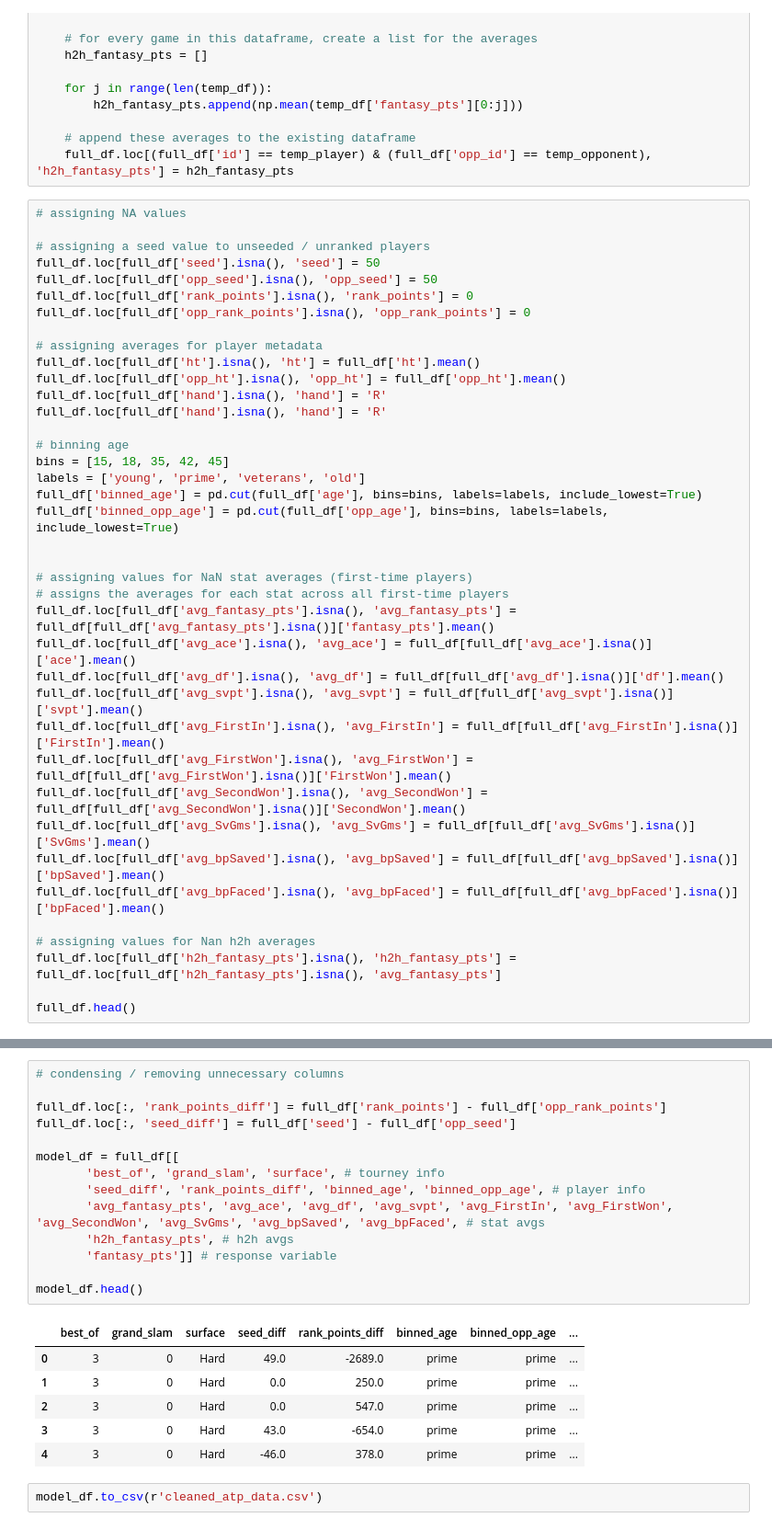
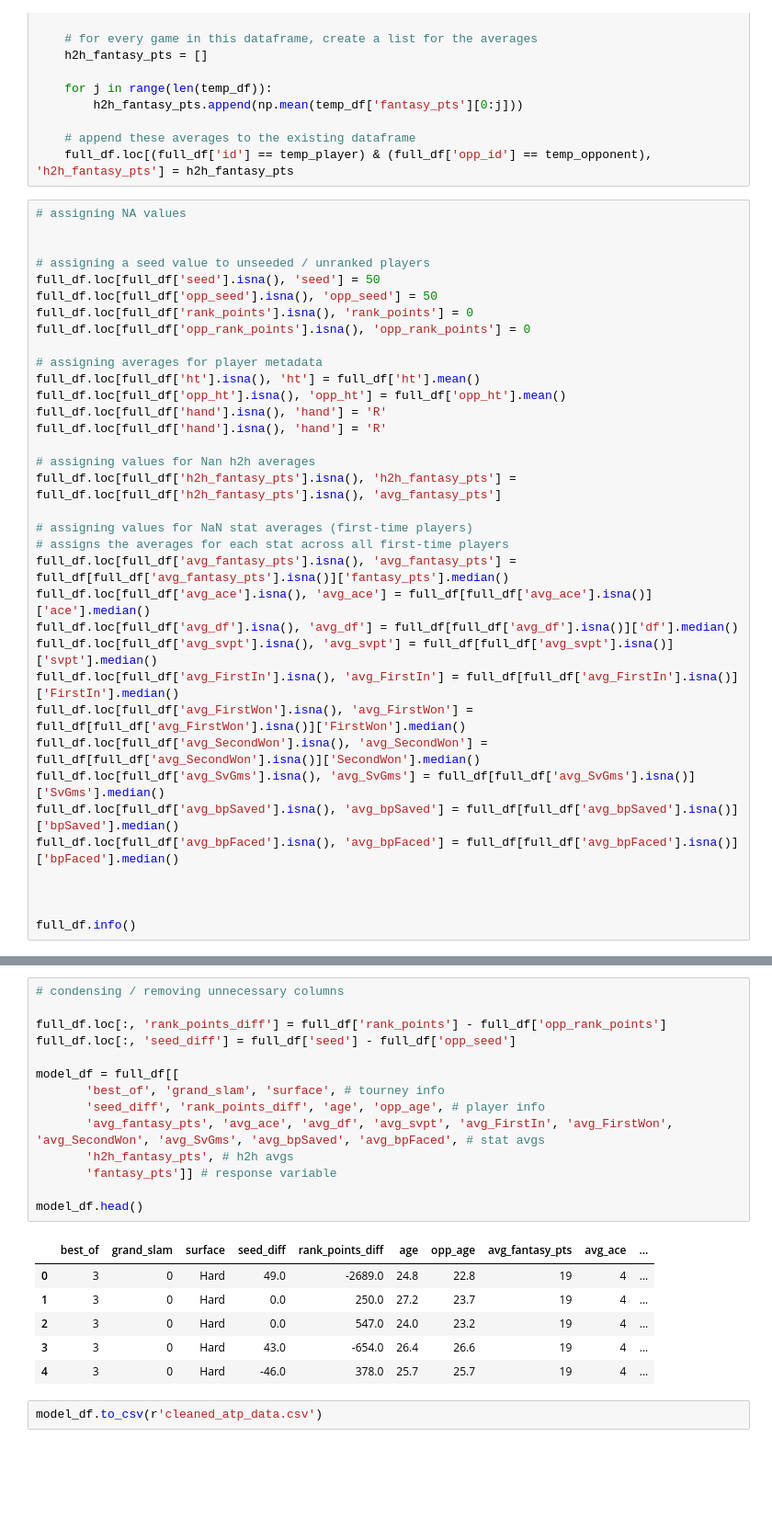
Before and after one commit to milesfking/atp-tennis-prizepicks-model, a Jupyter notebook: ATP_data_cleaning.ipynb, the cells around one changed output, grey strips where cells are left out. Shown at 92% size. Drawn from its saved outputs; the diff is of its cells as text; blank space fills up the shorter version.

```diff
--- a/ATP_data_cleaning.ipynb
+++ b/ATP_data_cleaning.ipynb
@@ -247,6 +247,7 @@ for i in range(len(full_df.loc[:, ['id', 'opp_id']].drop_duplicates().values)):
     full_df.loc[(full_df['id'] == temp_player) & (full_df['opp_id'] == temp_opponent), 'h2h_fantasy_pts'] = h2h_fantasy_pts
 # %%
 # assigning NA values
+
 
 # assigning a seed value to unseeded / unranked players
 full_df.loc[full_df['seed'].isna(), 'seed'] = 50
@@ -260,28 +261,23 @@ full_df.loc[full_df['opp_ht'].isna(), 'opp_ht'] = full_df['opp_ht'].mean()
 full_df.loc[full_df['hand'].isna(), 'hand'] = 'R'
 full_df.loc[full_df['hand'].isna(), 'hand'] = 'R'
 
-# binning age
-bins = [15, 18, 35, 42, 45]
-labels = ['young', 'prime', 'veterans', 'old']
-full_df['binned_age'] = pd.cut(full_df['age'], bins=bins, labels=labels, include_lowest=True)
-full_df['binned_opp_age'] = pd.cut(full_df['opp_age'], bins=bins, labels=labels, include_lowest=True)
-
+# assigning values for Nan h2h averages
+full_df.loc[full_df['h2h_fantasy_pts'].isna(), 'h2h_fantasy_pts'] = full_df.loc[full_df['h2h_fantasy_pts'].isna(), 'avg_fantasy_pts']
 
 # assigning values for NaN stat averages (first-time players)
 # assigns the averages for each stat across all first-time players
-full_df.loc[full_df['avg_fantasy_pts'].isna(), 'avg_fantasy_pts'] = full_df[full_df['avg_fantasy_pts'].isna()]['fantasy_pts'].mean()
-full_df.loc[full_df['avg_ace'].isna(), 'avg_ace'] = full_df[full_df['avg_ace'].isna()]['ace'].mean()
-full_df.loc[full_df['avg_df'].isna(), 'avg_df'] = full_df[full_df['avg_df'].isna()]['df'].mean()
-full_df.loc[full_df['avg_svpt'].isna(), 'avg_svpt'] = full_df[full_df['avg_svpt'].isna()]['svpt'].mean()
-full_df.loc[full_df['avg_FirstIn'].isna(), 'avg_FirstIn'] = full_df[full_df['avg_FirstIn'].isna()]['FirstIn'].mean()
-full_df.loc[full_df['avg_FirstWon'].isna(), 'avg_FirstWon'] = full_df[full_df['avg_FirstWon'].isna()]['FirstWon'].mean()
-full_df.loc[full_df['avg_SecondWon'].isna(), 'avg_SecondWon'] = full_df[full_df['avg_SecondWon'].isna()]['SecondWon'].mean()
-full_df.loc[full_df['avg_SvGms'].isna(), 'avg_SvGms'] = full_df[full_df['avg_SvGms'].isna()]['SvGms'].mean()
-full_df.loc[full_df['avg_bpSaved'].isna(), 'avg_bpSaved'] = full_df[full_df['avg_bpSaved'].isna()]['bpSaved'].mean()
-full_df.loc[full_df['avg_bpFaced'].isna(), 'avg_bpFaced'] = full_df[full_df['avg_bpFaced'].isna()]['bpFaced'].mean()
+full_df.loc[full_df['avg_fantasy_pts'].isna(), 'avg_fantasy_pts'] = full_df[full_df['avg_fantasy_pts'].isna()]['fantasy_pts'].median()
+full_df.loc[full_df['avg_ace'].isna(), 'avg_ace'] = full_df[full_df['avg_ace'].isna()]['ace'].median()
+full_df.loc[full_df['avg_df'].isna(), 'avg_df'] = full_df[full_df['avg_df'].isna()]['df'].median()
+full_df.loc[full_df['avg_svpt'].isna(), 'avg_svpt'] = full_df[full_df['avg_svpt'].isna()]['svpt'].median()
+full_df.loc[full_df['avg_FirstIn'].isna(), 'avg_FirstIn'] = full_df[full_df['avg_FirstIn'].isna()]['FirstIn'].median()
+full_df.loc[full_df['avg_FirstWon'].isna(), 'avg_FirstWon'] = full_df[full_df['avg_FirstWon'].isna()]['FirstWon'].median()
+full_df.loc[full_df['avg_SecondWon'].isna(), 'avg_SecondWon'] = full_df[full_df['avg_SecondWon'].isna()]['SecondWon'].median()
+full_df.loc[full_df['avg_SvGms'].isna(), 'avg_SvGms'] = full_df[full_df['avg_SvGms'].isna()]['SvGms'].median()
+full_df.loc[full_df['avg_bpSaved'].isna(), 'avg_bpSaved'] = full_df[full_df['avg_bpSaved'].isna()]['bpSaved'].median()
+full_df.loc[full_df['avg_bpFaced'].isna(), 'avg_bpFaced'] = full_df[full_df['avg_bpFaced'].isna()]['bpFaced'].median()
 
-# assigning values for Nan h2h averages
-full_df.loc[full_df['h2h_fantasy_pts'].isna(), 'h2h_fantasy_pts'] = full_df.loc[full_df['h2h_fantasy_pts'].isna(), 'avg_fantasy_pts']
 
-full_df.head()
+
+full_df.info()
 # %% [output]
@@ -295,23 +301,23 @@ full_df.head()
 # %%
 # condensing / removing unnecessary columns
 
 full_df.loc[:, 'rank_points_diff'] = full_df['rank_points'] - full_df['opp_rank_points']
 full_df.loc[:, 'seed_diff'] = full_df['seed'] - full_df['opp_seed']
 
 model_df = full_df[[
        'best_of', 'grand_slam', 'surface', # tourney info
-       'seed_diff', 'rank_points_diff', 'binned_age', 'binned_opp_age', # player info
+       'seed_diff', 'rank_points_diff', 'age', 'opp_age', # player info
        'avg_fantasy_pts', 'avg_ace', 'avg_df', 'avg_svpt', 'avg_FirstIn', 'avg_FirstWon', 'avg_SecondWon', 'avg_SvGms', 'avg_bpSaved', 'avg_bpFaced', # stat avgs
        'h2h_fantasy_pts', # h2h avgs
        'fantasy_pts']] # response variable
 
 model_df.head()
 # %% [output]
-|  | best_of | grand_slam | surface | seed_diff | rank_points_diff | binned_age | binned_opp_age | ... |
-| 0 | 3 | 0 | Hard | 49.0 | -2689.0 | prime | prime | ... |
-| 1 | 3 | 0 | Hard | 0.0 | 250.0 | prime | prime | ... |
-| 2 | 3 | 0 | Hard | 0.0 | 547.0 | prime | prime | ... |
-| 3 | 3 | 0 | Hard | 43.0 | -654.0 | prime | prime | ... |
-| 4 | 3 | 0 | Hard | -46.0 | 378.0 | prime | prime | ... |
+|  | best_of | grand_slam | surface | seed_diff | rank_points_diff | age | opp_age | avg_fantasy_pts | avg_ace | ... |
+| 0 | 3 | 0 | Hard | 49.0 | -2689.0 | 24.8 | 22.8 | 19 | 4 | ... |
+| 1 | 3 | 0 | Hard | 0.0 | 250.0 | 27.2 | 23.7 | 19 | 4 | ... |
+| 2 | 3 | 0 | Hard | 0.0 | 547.0 | 24.0 | 23.2 | 19 | 4 | ... |
+| 3 | 3 | 0 | Hard | 43.0 | -654.0 | 26.4 | 26.6 | 19 | 4 | ... |
+| 4 | 3 | 0 | Hard | -46.0 | 378.0 | 25.7 | 25.7 | 19 | 4 | ... |
 # %%
 model_df.to_csv(r'cleaned_atp_data.csv')
```
Also changed, not shown: parts of 1 cell of this notebook.
